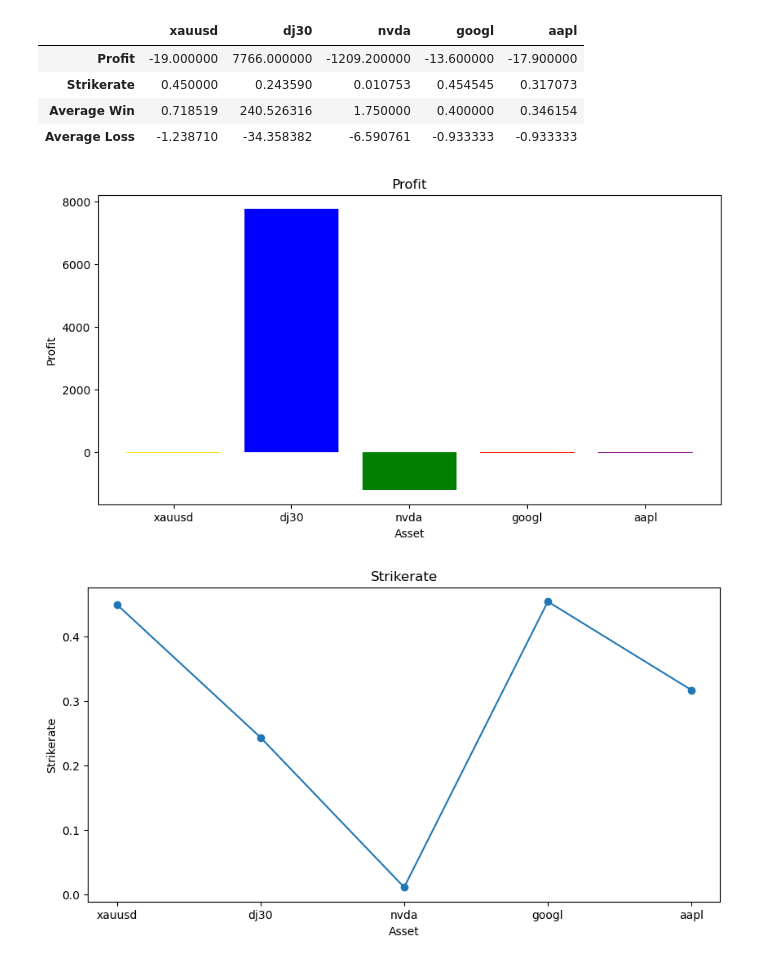
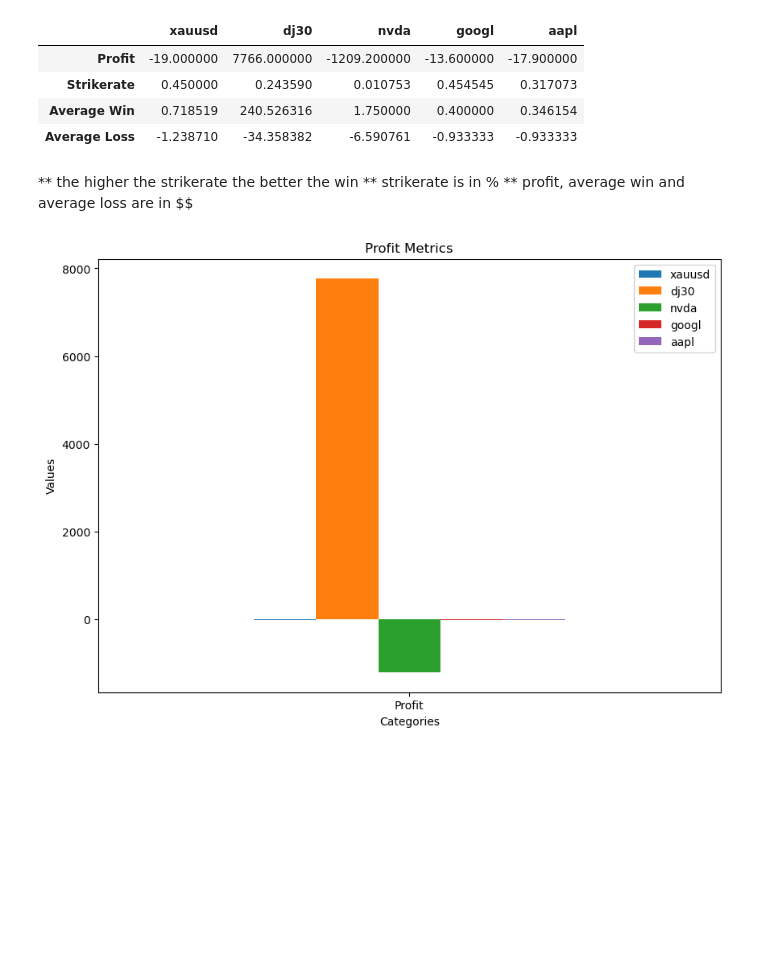
Before and after one commit to QueenofParts/Project2-Room2, a Jupyter notebook: ea_analysis_graphs.ipynb, the cells around one changed output. Saved outputs shown, nothing was run; the diff lists cells and outputs as text; code cells hidden in the pictures; blank space fills up the shorter version.

Commit message:
added performance graphs

```diff
--- a/ea_analysis_graphs.ipynb
+++ b/ea_analysis_graphs.ipynb
@@ -519,23 +298,27 @@ df.head()
 | Strikerate | 0.450000 | 0.243590 | 0.010753 | 0.454545 | 0.317073 |
 | Average Win | 0.718519 | 240.526316 | 1.750000 | 0.400000 | 0.346154 |
 | Average Loss | -1.238710 | -34.358382 | -6.590761 | -0.933333 | -0.933333 |
-# %%
-# Plot the profit metrics for df
-fig, ax = plt.subplots(figsize=(10, 5))
-ax.bar(df.columns, df.loc['Profit'], color=['gold', 'blue', 'green', 'red', 'purple'])
-ax.set_title('Profit')
-ax.set_ylabel('Profit')
-ax.set_xlabel('Asset')
-plt.show()
-# %% [output]
-[figure, removed]
-# %%
-# Plot line graph for strikerate
-fig, ax = plt.subplots(figsize=(10, 5))
-ax.plot(df.columns, df.loc['Strikerate'], marker='o')
-ax.set_title('Strikerate')
-ax.set_ylabel('Strikerate')
-ax.set_xlabel('Asset')
-plt.show()
-# %% [output]
-[figure, removed]
+# %% [markdown]
+** the higher the strikerate the better the win
+** strikerate is in %
+** profit, average win and average loss are in $$
+# %%
+# Graph for Profit
+data = {
+    'xauusd': [-19.000000],
+    'dj30': [7766.000000],
+    'nvda': [-1209.200000],
+    'googl': [-13.600000],
+    'aapl': [-17.900000]
+}
+df = pd.DataFrame(data, index=['Profit'])
+# Plot the DataFrame
+df.plot(kind='bar', figsize=(10, 7))
+plt.title('Profit Metrics')
+plt.xlabel('Categories')
+plt.ylabel('Values')
+# Rotate the labels
+plt.xticks(rotation='horizontal')
+plt.show()
+# %% [output]
+[figure, added]
```
Also changed, not shown: parts of 25 cells of this notebook.
